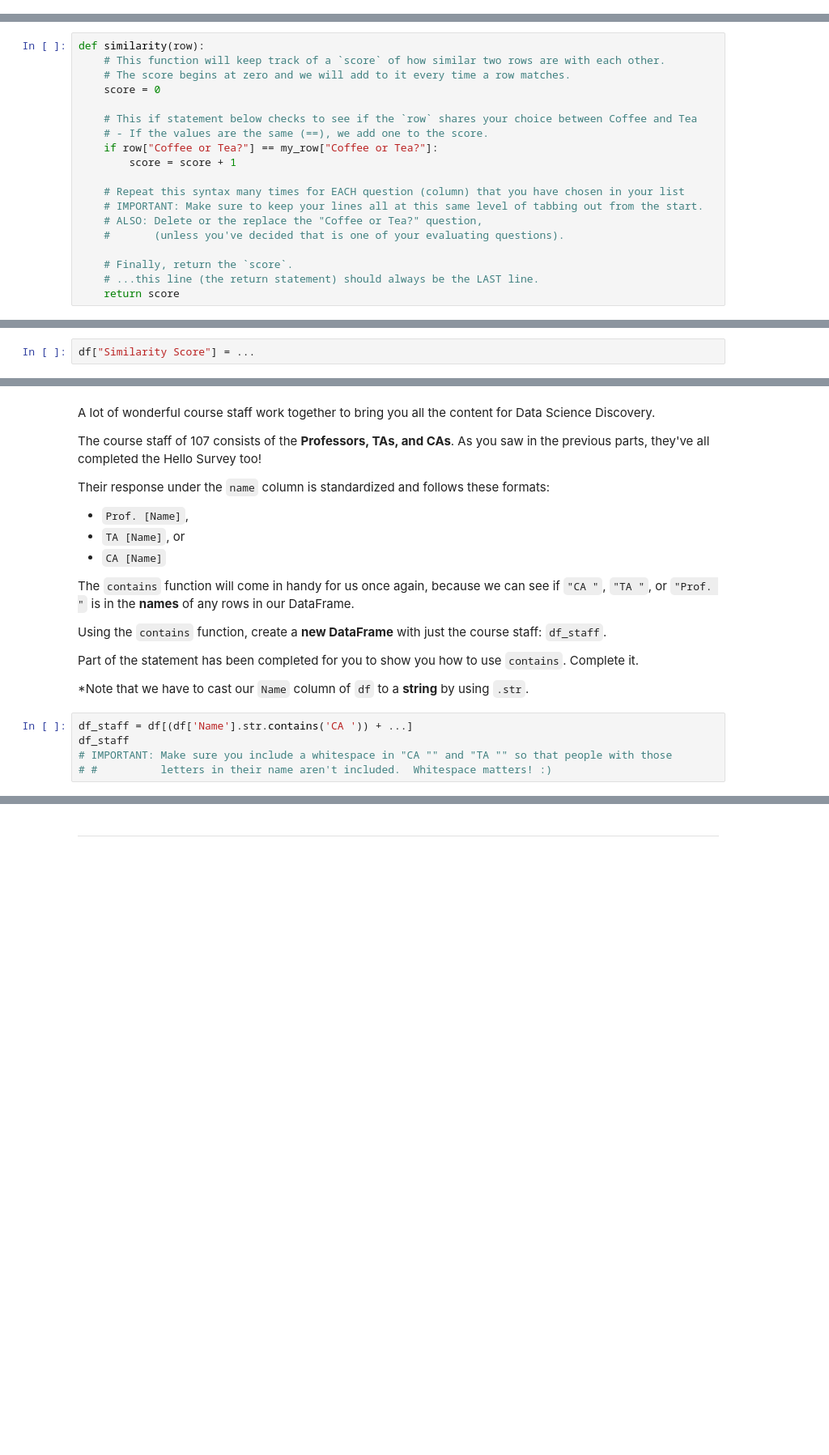
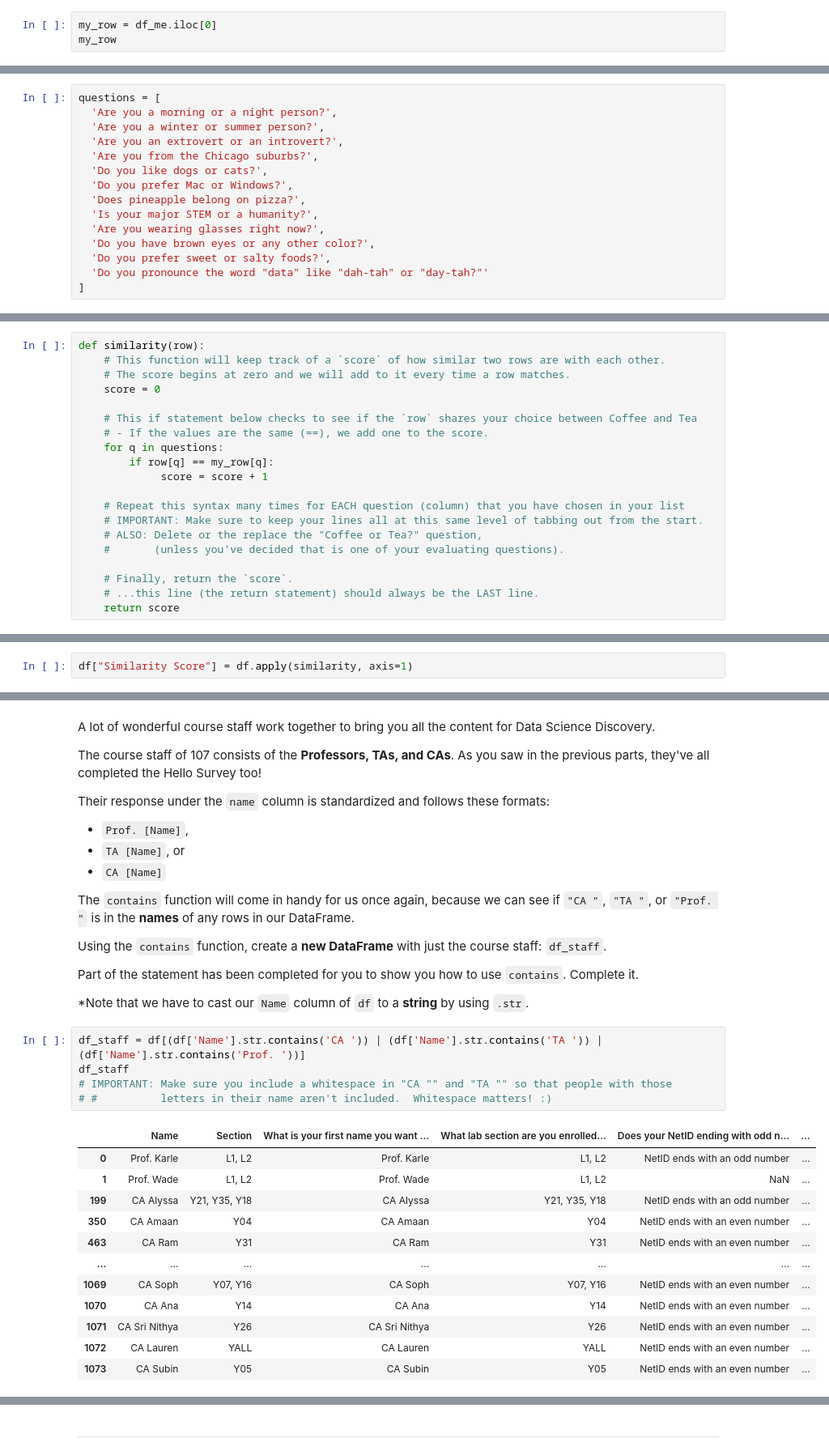
Before and after one commit to ryguy2k4/stat107, a Jupyter notebook: lab_similarity/lab_similarity.ipynb, the cells around one changed output, grey strips where cells are left out. Shown: that part at 81% size. Cells and saved outputs as stored; diff of their text form; blank space fills up the shorter version.

```diff
--- a/lab_similarity/lab_similarity.ipynb
+++ b/lab_similarity/lab_similarity.ipynb
@@ -131,0 +154,3 @@ my_row = ...
+# %%
+my_row = df_me.iloc[0]
+my_row
@@ -177,3 +229,18 @@ questions = [
+# %%
+questions = [
+  'Are you a morning or a night person?',
+  'Are you a winter or summer person?',
+  'Are you an extrovert or an introvert?',
+  'Are you from the Chicago suburbs?',
+  'Do you like dogs or cats?',
+  'Do you prefer Mac or Windows?',
+  'Does pineapple belong on pizza?',
+  'Is your major STEM or a humanity?',
+  'Are you wearing glasses right now?',
+  'Do you have brown eyes or any other color?',
+  'Do you prefer sweet or salty foods?',
+  'Do you pronounce the word "data" like "dah-tah" or "day-tah?"'
+]
 # %% [markdown]
 ### 🔬 Test Case Checkpoint 🔬
 # %%
@@ -224,8 +306,9 @@ def similarity(row):
 
     # This if statement below checks to see if the `row` shares your choice between Coffee and Tea
     # - If the values are the same (==), we add one to the score.
-    if row["Coffee or Tea?"] == my_row["Coffee or Tea?"]:
-        score = score + 1
+    for q in questions:
+        if row[q] == my_row[q]:
+             score = score + 1
 
     # Repeat this syntax many times for EACH question (column) that you have chosen in your list
     # IMPORTANT: Make sure to keep your lines all at this same level of tabbing out from the start.
@@ -263,7 +348,7 @@ df["score"] = df.apply(some_function, axis=1)
 
 Using the above explanation as reference, **add a column** named `Similarity Score` to your original DataFrame that contains the value after running your similarity function you defined earlier across all rows:
 # %%
-df["Similarity Score"] = ...
+df["Similarity Score"] = df.apply(similarity, axis=1)
 # %% [markdown]
 ### 🔬 Test Case Checkpoint 🔬
 # %%
@@ -347,7 +444,20 @@ Part of the statement has been completed for you to show you how to use `contain
 
 *Note that we have to cast our `Name` column of `df` to a **string** by using `.str`.
 # %%
-df_staff = df[(df['Name'].str.contains('CA ')) + ...]
+df_staff = df[(df['Name'].str.contains('CA ')) | (df['Name'].str.contains('TA ')) | (df['Name'].str.contains('Prof. '))]
 df_staff
 # IMPORTANT: Make sure you include a whitespace in "CA "" and "TA "" so that people with those
 # #          letters in their name aren't included.  Whitespace matters! :)
+# %% [output]
+|  | Name | Section | What is your first name you want ... | What lab section are you enrolled... | Does your NetID ending with odd n... | ... |
+| 0 | Prof. Karle | L1, L2 | Prof. Karle | L1, L2 | NetID ends with an odd number | ... |
+| 1 | Prof. Wade | L1, L2 | Prof. Wade | L1, L2 | NaN | ... |
+| 199 | CA Alyssa | Y21, Y35, Y18 | CA Alyssa | Y21, Y35, Y18 | NetID ends with an odd number | ... |
+| 350 | CA Amaan | Y04 | CA Amaan | Y04 | NetID ends with an even number | ... |
+| 463 | CA Ram | Y31 | CA Ram | Y31 | NetID ends with an even number | ... |
+| ... | ... | ... | ... | ... | ... | ... |
+| 1069 | CA Soph | Y07, Y16 | CA Soph | Y07, Y16 | NetID ends with an even number | ... |
+| 1070 | CA Ana | Y14 | CA Ana | Y14 | NetID ends with an even number | ... |
+| 1071 | CA Sri Nithya | Y26 | CA Sri Nithya | Y26 | NetID ends with an even number | ... |
+| 1072 | CA Lauren | YALL | CA Lauren | YALL | NetID ends with an even number | ... |
+| 1073 | CA Subin | Y05 | CA Subin | Y05 | NetID ends with an even number | ... |
```
Also changed, not shown: parts of 30 cells of this notebook.
